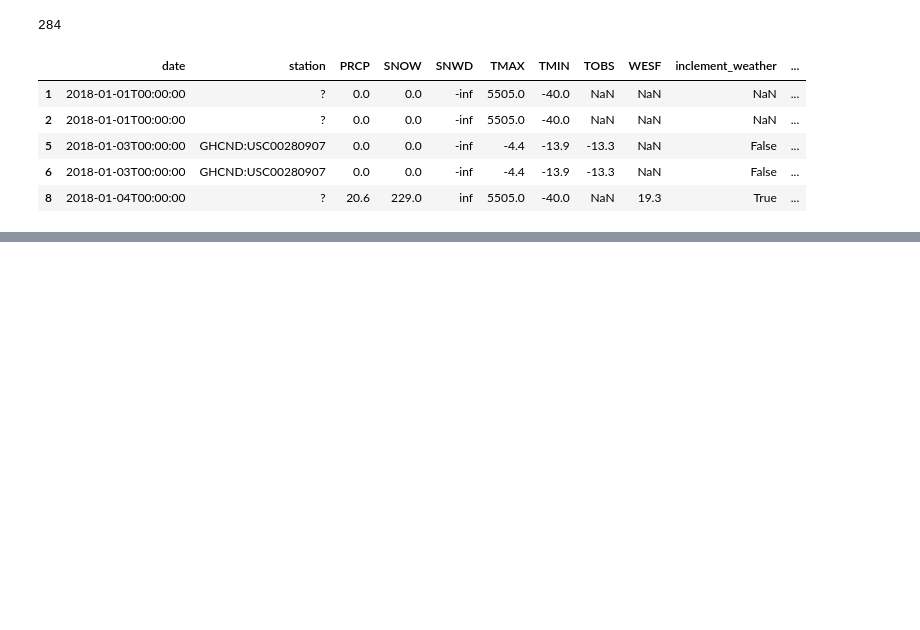
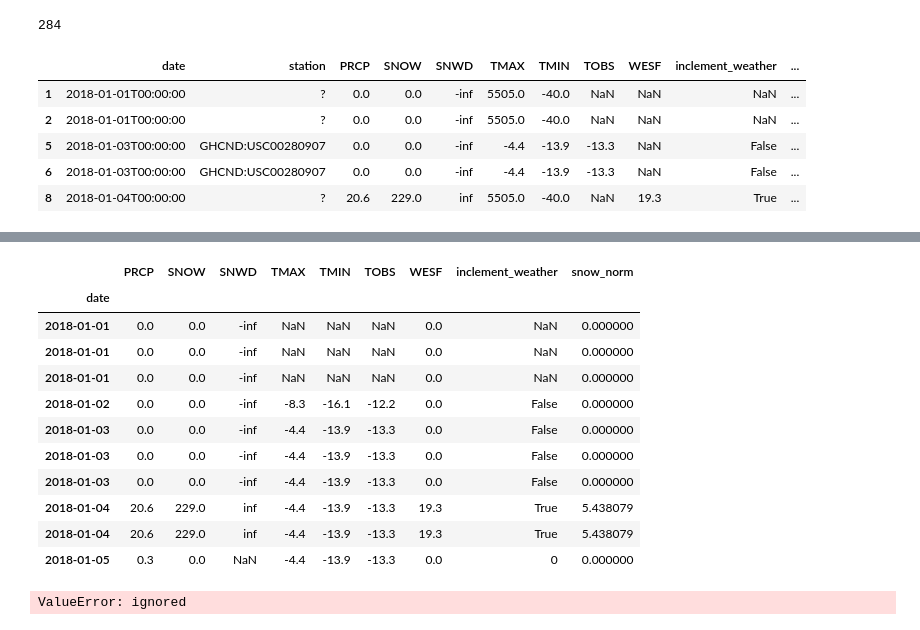
Before and after one commit to talitacardenas/The_Bridge_School_DataScience_PT, a Jupyter notebook: 02_DataAnalysis/labs/Pandas/09_Data_Wrangling_con_Pandas_Python_parte_II.ipynb, the cells around one changed output, grey strips where cells are left out. Drawn from its saved outputs; the diff is of its cells as text; code cells hidden in the pictures; blank space fills up the shorter version.

```diff
--- a/02_DataAnalysis/labs/Pandas/09_Data_Wrangling_con_Pandas_Python_parte_II.ipynb
+++ b/02_DataAnalysis/labs/Pandas/09_Data_Wrangling_con_Pandas_Python_parte_II.ipynb
@@ -283,0 +316,7 @@ df[df.duplicated()].head()
+# %%
+df_deduped = df.drop(columns='station').set_index('date').sort_index()
+# %%
+# nos quedamos con los valores válidos WESF
+df_deduped = df_deduped.assign(
+    WESF=lambda x: x.WESF.combine_first(station_qm_wesf)
+)
@@ -283,0 +362,3 @@ df[df.duplicated()].head()
+# %%
+df_deduped.loc[:,'WESF'].fillna(0, inplace=True)
+df_deduped.head()
@@ -283,0 +373,6 @@ df[df.duplicated()].head()
+# %%
+# imputaciones por valores
+df_deduped = df_deduped.assign(
+    TMAX=lambda x: x.TMAX.replace(5505, np.nan),
+    TMIN=lambda x: x.TMIN.replace(-40, np.nan),
+)
@@ -283,0 +432,26 @@ df[df.duplicated()].head()
+# %%
+df_deduped.apply(
+    # rolling calculations will be covered in chapter 4, this is a rolling 7-day median
+    # we set min_periods (# of periods required for calculation) to 0 so we always get a result
+    lambda x: x.fillna(x.rolling(7, min_periods=0).median())
+).head(10)
+# %% [output]
+|  | PRCP | SNOW | SNWD | TMAX | TMIN | TOBS | WESF | inclement_weather | snow_norm |
+| date |  |  |  |  |  |  |  |  |  |
+| 2018-01-01 | 0.0 | 0.0 | -inf | NaN | NaN | NaN | 0.0 | NaN | 0.000000 |
+| 2018-01-01 | 0.0 | 0.0 | -inf | NaN | NaN | NaN | 0.0 | NaN | 0.000000 |
+| 2018-01-01 | 0.0 | 0.0 | -inf | NaN | NaN | NaN | 0.0 | NaN | 0.000000 |
+| 2018-01-02 | 0.0 | 0.0 | -inf | -8.3 | -16.1 | -12.2 | 0.0 | False | 0.000000 |
+| 2018-01-03 | 0.0 | 0.0 | -inf | -4.4 | -13.9 | -13.3 | 0.0 | False | 0.000000 |
+| 2018-01-03 | 0.0 | 0.0 | -inf | -4.4 | -13.9 | -13.3 | 0.0 | False | 0.000000 |
+| 2018-01-03 | 0.0 | 0.0 | -inf | -4.4 | -13.9 | -13.3 | 0.0 | False | 0.000000 |
+| 2018-01-04 | 20.6 | 229.0 | inf | -4.4 | -13.9 | -13.3 | 19.3 | True | 5.438079 |
+| 2018-01-04 | 20.6 | 229.0 | inf | -4.4 | -13.9 | -13.3 | 19.3 | True | 5.438079 |
+| 2018-01-05 | 0.3 | 0.0 | NaN | -4.4 | -13.9 | -13.3 | 0.0 | 0 | 0.000000 |
+# %%
+df_deduped\
+    .reindex(pd.date_range('2018-01-01', '2018-12-31', freq='D'))\
+    .apply(lambda x: x.interpolate())\
+    .head(10)
+# %% [output]
+ValueError: ignored
```
Also changed, not shown: parts of 20 cells of this notebook.
